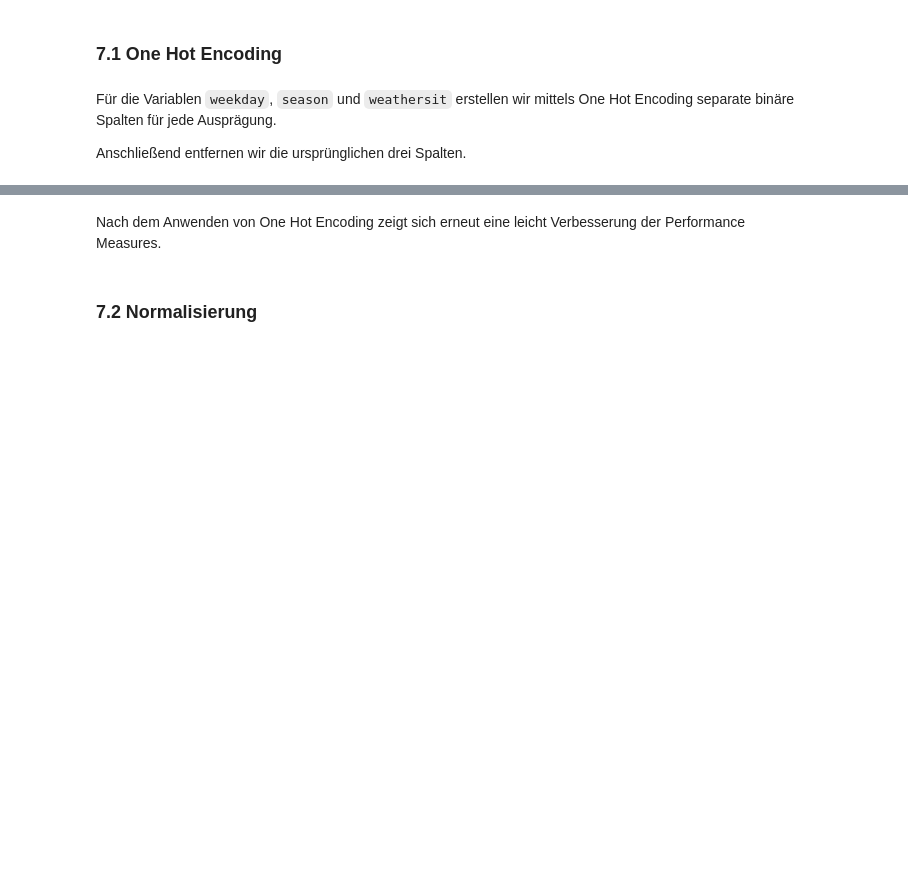
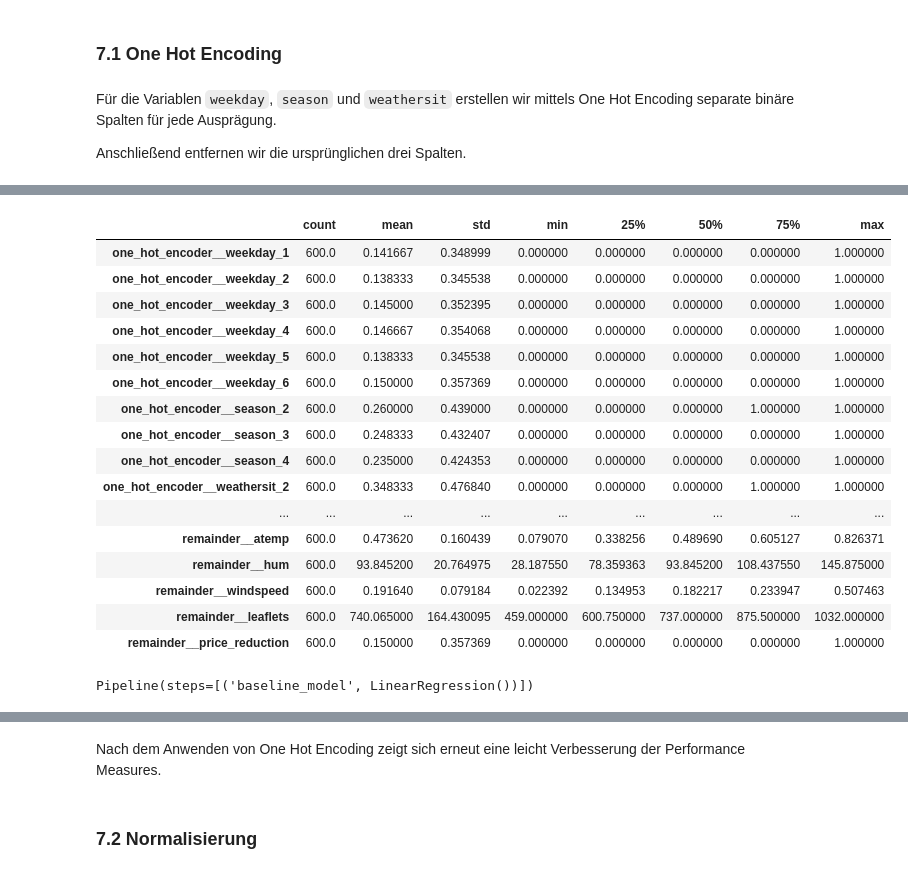
Before and after one commit to DavidRmn/introduction-data-science, a Jupyter notebook: project/task_2.ipynb, the cells around one changed output, grey strips where cells are left out. Drawn from its saved outputs; the diff is of its cells as text; code cells hidden in the pictures; blank space fills up the shorter version.

Commit message:
restored Step7

```diff
--- a/project/task_2.ipynb
+++ b/project/task_2.ipynb
@@ -664,5 +763,5 @@ pipeline_02 = Pipeline([
 pipeline = Pipeline([
     ("pipeline_01", pipeline_01),
     ("pipeline_02", pipeline_02)])
-# %%
-result = pipeline.fit_transform(train_data)
+# %%
+processed_data = pipeline.fit_transform(train_data_outliers_removed[features])
@@ -669,2 +785,2 @@ result = pipeline.fit_transform(train_data)
 # %%
-result_features = pipeline.named_steps["pipeline_02"].named_steps['column_transformer'].get_feature_names_out()
+processed_data_features = pipeline.named_steps["pipeline_02"].named_steps['column_transformer'].get_feature_names_out()
@@ -675 +787,3 @@ result = pd.DataFrame(result, columns=result_features, index=filtered_indices)
+# %%
+processed_data = pd.DataFrame(processed_data, columns=processed_data_features, index=train_data_outliers_removed.index)
 # %%
@@ -677,3 +809,21 @@ result.head().T
 # %%
-result.describe().T
+processed_data.describe().T
+# %% [output]
+|  | count | mean | std | min | 25% | 50% | 75% | max |
+| one_hot_encoder__weekday_1 | 600.0 | 0.141667 | 0.348999 | 0.000000 | 0.000000 | 0.000000 | 0.000000 | 1.000000 |
+| one_hot_encoder__weekday_2 | 600.0 | 0.138333 | 0.345538 | 0.000000 | 0.000000 | 0.000000 | 0.000000 | 1.000000 |
+| one_hot_encoder__weekday_3 | 600.0 | 0.145000 | 0.352395 | 0.000000 | 0.000000 | 0.000000 | 0.000000 | 1.000000 |
+| one_hot_encoder__weekday_4 | 600.0 | 0.146667 | 0.354068 | 0.000000 | 0.000000 | 0.000000 | 0.000000 | 1.000000 |
+| one_hot_encoder__weekday_5 | 600.0 | 0.138333 | 0.345538 | 0.000000 | 0.000000 | 0.000000 | 0.000000 | 1.000000 |
+| one_hot_encoder__weekday_6 | 600.0 | 0.150000 | 0.357369 | 0.000000 | 0.000000 | 0.000000 | 0.000000 | 1.000000 |
+| one_hot_encoder__season_2 | 600.0 | 0.260000 | 0.439000 | 0.000000 | 0.000000 | 0.000000 | 1.000000 | 1.000000 |
+| one_hot_encoder__season_3 | 600.0 | 0.248333 | 0.432407 | 0.000000 | 0.000000 | 0.000000 | 0.000000 | 1.000000 |
+| one_hot_encoder__season_4 | 600.0 | 0.235000 | 0.424353 | 0.000000 | 0.000000 | 0.000000 | 0.000000 | 1.000000 |
+| one_hot_encoder__weathersit_2 | 600.0 | 0.348333 | 0.476840 | 0.000000 | 0.000000 | 0.000000 | 1.000000 | 1.000000 |
+| ... | ... | ... | ... | ... | ... | ... | ... | ... |
+| remainder__atemp | 600.0 | 0.473620 | 0.160439 | 0.079070 | 0.338256 | 0.489690 | 0.605127 | 0.826371 |
+| remainder__hum | 600.0 | 93.845200 | 20.764975 | 28.187550 | 78.359363 | 93.845200 | 108.437550 | 145.875000 |
+| remainder__windspeed | 600.0 | 0.191640 | 0.079184 | 0.022392 | 0.134953 | 0.182217 | 0.233947 | 0.507463 |
+| remainder__leaflets | 600.0 | 740.065000 | 164.430095 | 459.000000 | 600.750000 | 737.000000 | 875.500000 | 1032.000000 |
+| remainder__price_reduction | 600.0 | 0.150000 | 0.357369 | 0.000000 | 0.000000 | 0.000000 | 0.000000 | 1.000000 |
 # %%
@@ -683,3 +833,5 @@ baseline_model_04 = Pipeline([("baseline_model", LinearRegression())])
 # %%
-baseline_model_04.fit(X_train, y_train)
+baseline_model_05.fit(X_train, y_train)
+# %% [output]
+Pipeline(steps=[('baseline_model', LinearRegression())])
 # %%
```
Also changed, not shown: parts of 45 cells of this notebook.
